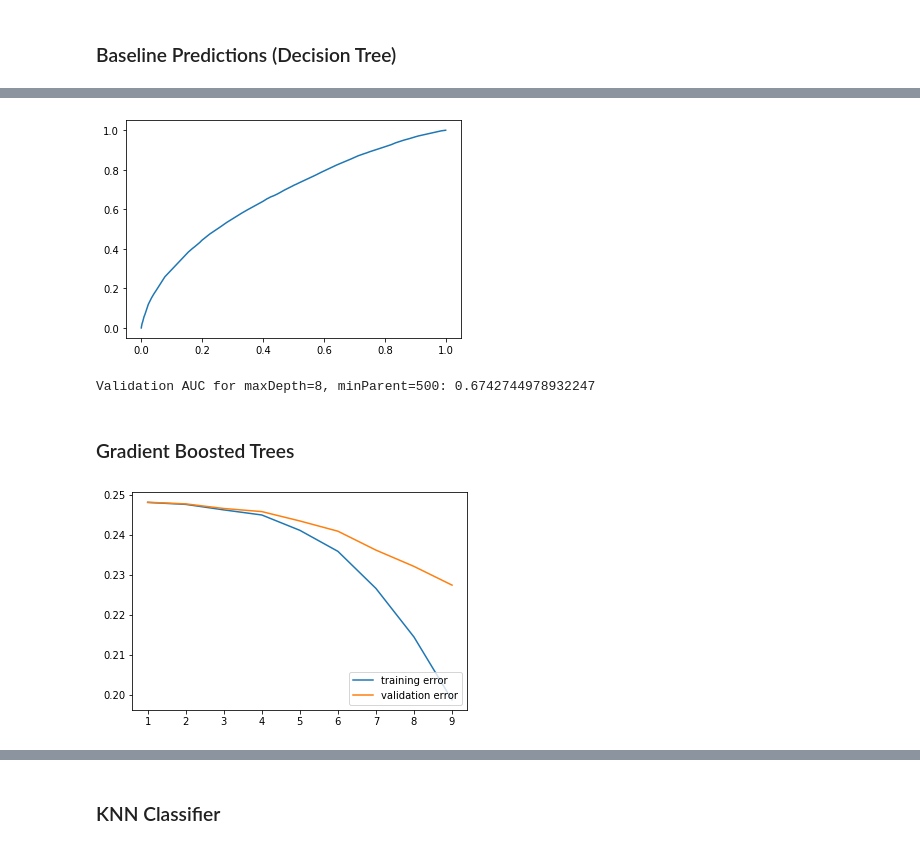
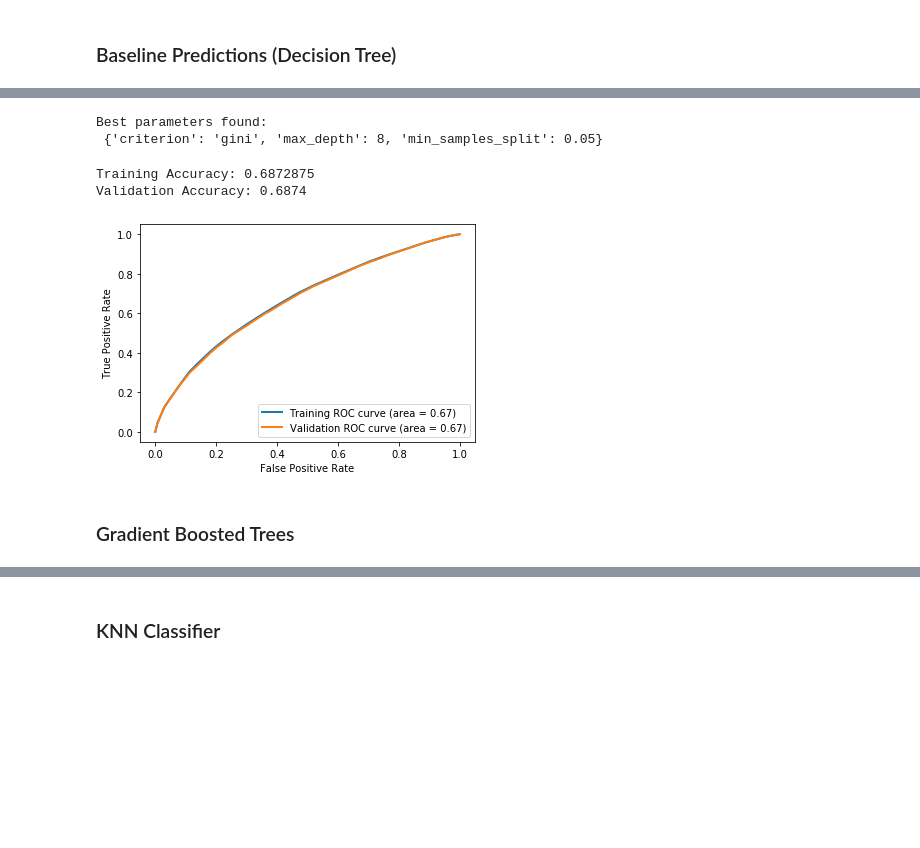
Before and after one commit to blobsey/CS178project, a Jupyter notebook: project.ipynb, the cells around one changed output, grey strips where cells are left out. Saved outputs shown, nothing was run; the diff lists cells and outputs as text; code cells hidden in the pictures; blank space fills up the shorter version.

Commit message:
added neural network, improved hyperparameter optimization

```diff
--- a/project.ipynb
+++ b/project.ipynb
@@ -16,10 +28,22 @@ Xte = np.genfromtxt('data/X_test.txt', delimiter=None)
+# %%
+def evaluate_ROC_AUC(clf, Xtr, Ytr, Xva, Yva):
+    predsTr = clf.predict_proba(Xtr)
+    fprTr, tprTr, thresholdsTr = metrics.roc_curve(Ytr, predsTr[:, 1])
+    predsVa = clf.predict_proba(Xva)
+    fprVa, tprVa, thresholdsVa = metrics.roc_curve(Yva, predsVa[:, 1])
+    roc_aucTr = roc_auc_score(Ytr, predsTr[:, 1])
+    roc_aucVa = roc_auc_score(Yva, predsVa[:, 1])
+    print("Training Accuracy:",metrics.accuracy_score(Ytr, clf.predict(Xtr)))
+    print("Validation Accuracy:",metrics.accuracy_score(Yva, clf.predict(Xva)))
+    plt.figure()
+    lw = 2
+    plt.plot(fprTr, tprTr,
+             lw=lw, label='Training ROC curve (area = %0.2f)' % roc_aucTr)
+    plt.plot(fprVa, tprVa,
+             lw=lw, label='Validation ROC curve (area = %0.2f)' % roc_aucVa)
+    plt.xlabel('False Positive Rate')
+    plt.ylabel('True Positive Rate')
+    plt.legend(loc="lower right")
+    plt.show()
 # %% [markdown]
 ### Baseline Predictions (Decision Tree)
-# %%
-Xtr, Xva, Ytr, Yva = ml.splitData(X, Y, 0.50)
-learner = ml.dtree.treeClassify(Xtr, Ytr, maxDepth=8, minParent=500)
-ROCtr = learner.roc(Xtr, Ytr)
-AUCtr = learner.auc(Xtr, Ytr)
-plt.plot(ROCtr[0], ROCtr[1])
-plt.show()
-print("Training AUC for maxDepth=8, minParent=500:", AUCtr)
@@ -29,9 +49,0 @@ Training AUC for maxDepth=8, minParent=500: 0.6920437816235144
-# %%
-ROCva = learner.roc(Xva, Yva)
-AUCva = learner.auc(Xva, Yva)
-plt.plot(ROCva[0], ROCva[1])
-plt.show()
-print("Validation AUC for maxDepth=8, minParent=500:", AUCva)
-# %% [output]
-[figure, removed]
-Validation AUC for maxDepth=8, minParent=500: 0.6742744978932247
@@ -43,2 +50,24 @@ np.savetxt('Y_submit.txt',Yte,"%d, %.2f",header="ID,Prob1",comments="",delimiter
+# %%
+#this code optimizes hyperparameters of the DTREE
+dtree = DecisionTreeClassifier()
+dtree_parameter_space = {
+    "criterion" : ["gini", "entropy"],
+    "max_depth" : [i*2 for i in range(1, 5)],
+    "min_samples_split" : [.05, .075, .1, .125, .15]
+}
+
+clfDtree = GridSearchCV(dtree, dtree_parameter_space, n_jobs=-1, cv=3)
+clfDtree.fit(Xtr, Ytr)
+
+print('Best parameters found:\n', clfDtree.best_params_)
+# %% [output]
+Best parameters found:
+ {'criterion': 'gini', 'max_depth': 8, 'min_samples_split': 0.05}
+# %%
+evaluate_ROC_AUC(clfDtree, Xtr, Ytr, Xva, Yva)
+# %% [output]
+Training Accuracy: 0.6872875
+Validation Accuracy: 0.6874
+[figure, added]
 # %% [markdown]
 ### Gradient Boosted Trees
@@ -67,25 +84,5 @@ for degree in degrees:
     boostedTree.fit(Xtr, Ytr)
     models.append(boostedTree)
-# %%
-errTr = list()
-errVa = list()
-for model in models:
-    preds = model.predict_proba(Xtr)
-    errTr.append(mean_squared_error(Ytr, preds[:,1]))
-    preds = model.predict_proba(Xva)
-    errVa.append(mean_squared_error(Yva, preds[:,1]))
-
-if len(models) > 1:
-    xs = [i for i in degrees]
-    plt.plot(xs, errTr, label='training error')
-    plt.plot(xs, errVa, label='validation error')
-    plt.legend(loc="lower right")
-    plt.show()
-else:
-    print("Training error:", errTr[0])
-    print("Validation error:", errVa[0])
-# %% [output]
-[figure, removed]
 # %%
 maxAuc = 0
 maxModel = 0
```
Also changed, not shown: parts of 19 cells of this notebook, 1 other file.
